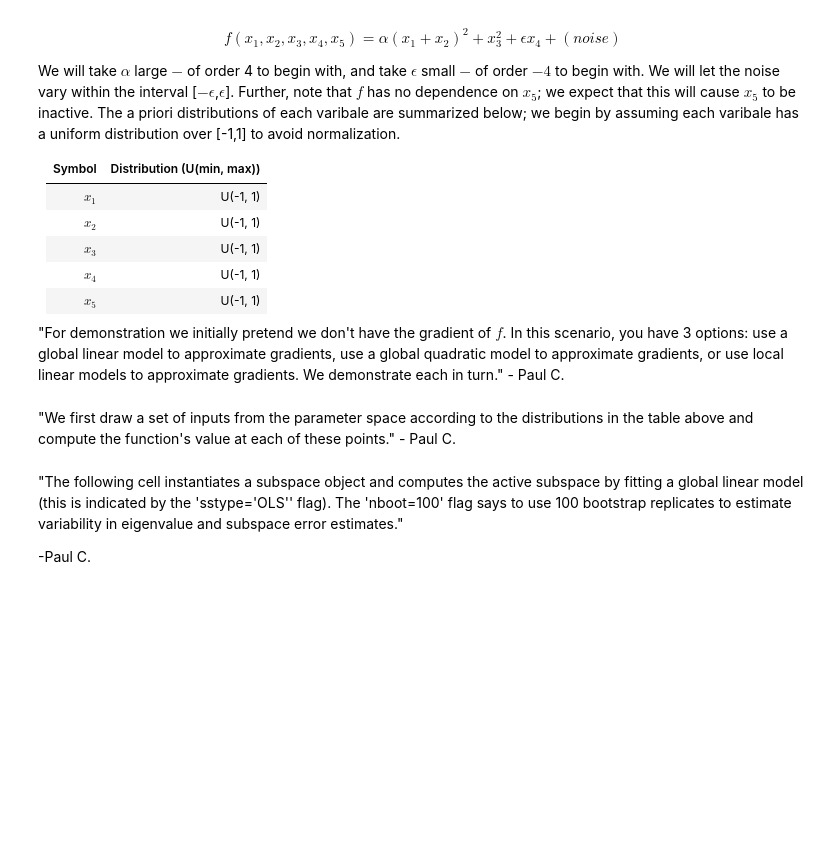
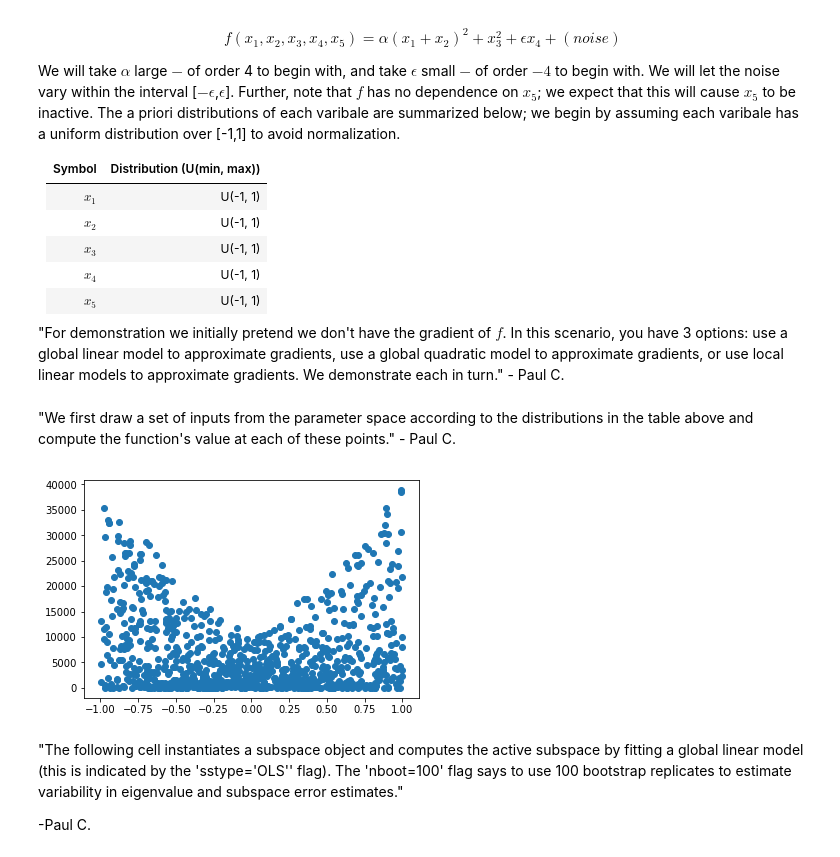
Before and after one commit to jordanrhall/active_subspaces, a Jupyter notebook: tutorials/simple_example.ipynb, the cells around one changed output. Drawn from its saved outputs; the diff is of its cells as text; code cells hidden in the pictures; blank space fills up the shorter version.

```diff
--- a/tutorials/simple_example.ipynb
+++ b/tutorials/simple_example.ipynb
@@ -75,6 +94,12 @@ ub = np.array([1, 1, 1, 1, 1]).reshape((1, 5))
 #We normalize the inputs to the interval [-1, 1]:
 
 aa = 2.*(a - lb)/(ub - lb) - 1.0
+# %%
+#plot f versus x1 & x2 and maybe versus x1+x2
+plt.scatter(x,f)
+plt.show()
+# %% [output]
+[figure, added]
 # %% [markdown]
 "The following cell instantiates a subspace object and computes the active subspace by fitting a global linear model (this is indicated by the 'sstype='OLS'' flag). The 'nboot=100' flag says to use 100 bootstrap replicates to estimate variability in eigenvalue and subspace error estimates."
 
```
Also changed, not shown: parts of 11 cells of this notebook.
